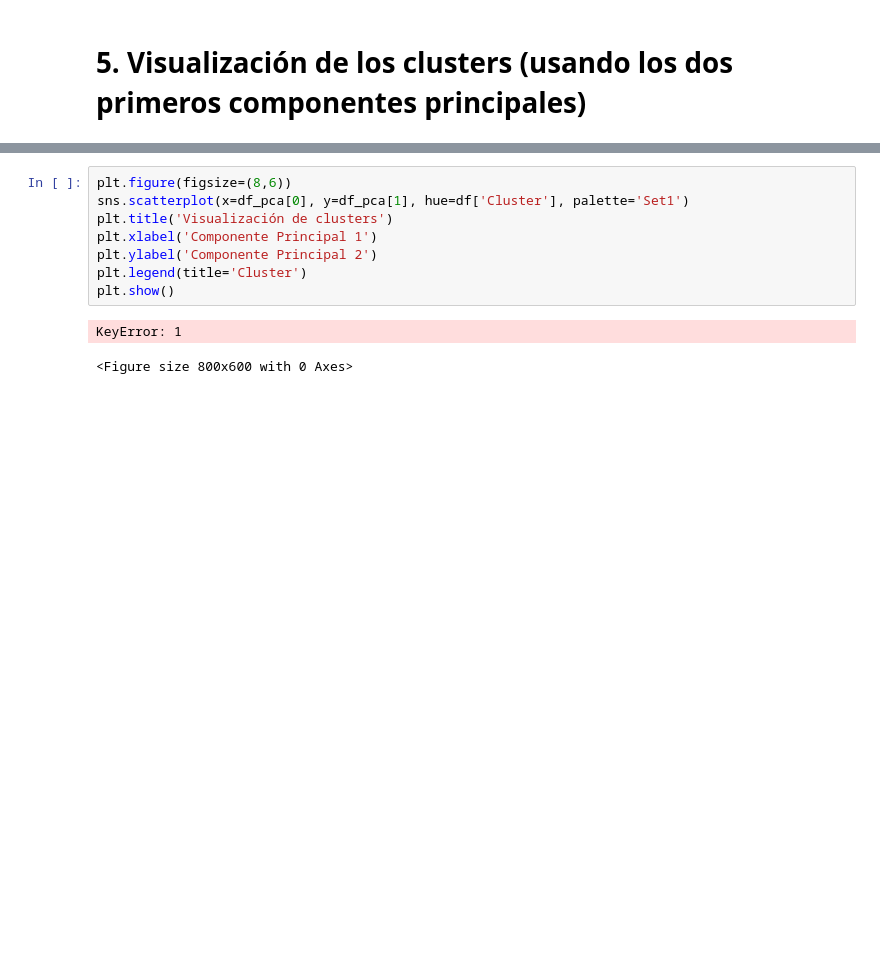
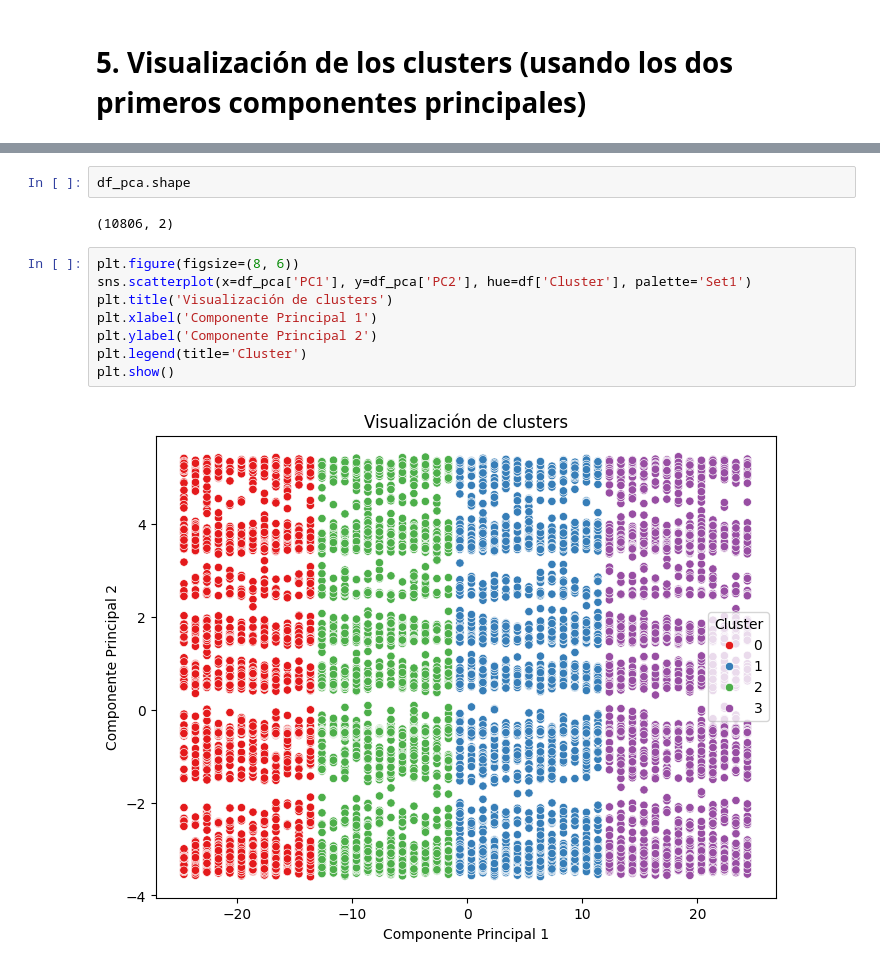
Before and after one commit to MiguelGG03/AprendizajeAutomatico_Caso5, a Jupyter notebook: seleccion de caracteristicas.ipynb, the cells around one changed output, grey strips where cells are left out. Cells and saved outputs as stored; diff of their text form; blank space fills up the shorter version.

```diff
--- a/seleccion de caracteristicas.ipynb
+++ b/seleccion de caracteristicas.ipynb
@@ -112,11 +114,14 @@ TypeError: agg function failed [how->mean,dtype->object]
+# %%
+df_pca.shape
+# %% [output]
+(10806, 2)
 # %%
-plt.figure(figsize=(8,6))
-sns.scatterplot(x=df_pca[0], y=df_pca[1], hue=df['Cluster'], palette='Set1')
+plt.figure(figsize=(8, 6))
+sns.scatterplot(x=df_pca['PC1'], y=df_pca['PC2'], hue=df['Cluster'], palette='Set1')
 plt.title('Visualización de clusters')
 plt.xlabel('Componente Principal 1')
 plt.ylabel('Componente Principal 2')
 plt.legend(title='Cluster')
 plt.show()
 # %% [output]
-KeyError: 1
-<Figure size 800x600 with 0 Axes>
+[figure, added]
```
Also changed, not shown: parts of 6 cells of this notebook, 1 other file.
